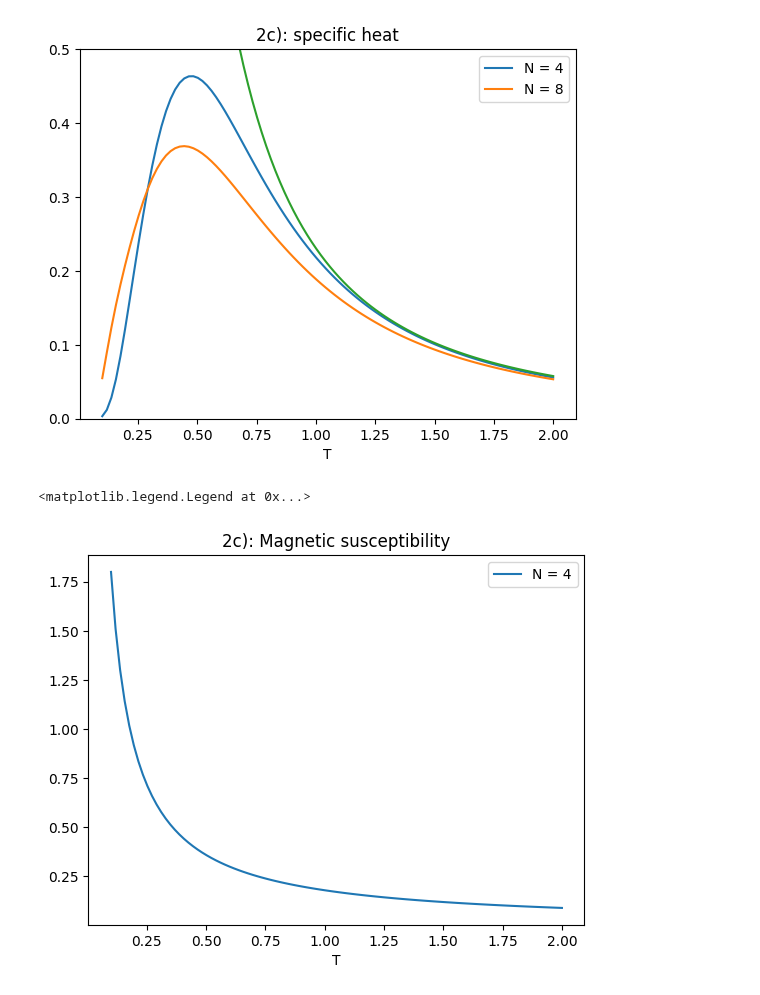
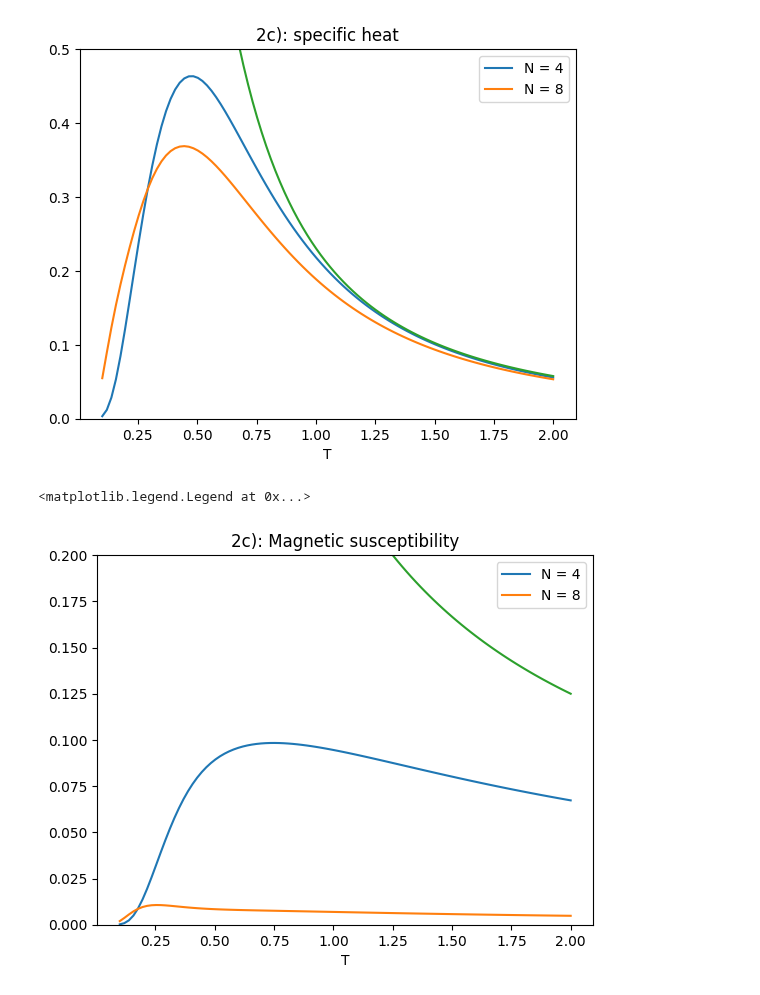
Before and after one commit to corinnawegner/Computational-physics, a Jupyter notebook: Project 6/Problem 2.ipynb, the cells around one changed output. Cells and saved outputs as stored; diff of their text form; code cells hidden in the pictures.

```diff
--- a/Project 6/Problem 2.ipynb
+++ b/Project 6/Problem 2.ipynb
@@ -196,6 +193,3 @@ def C_v(N, T, J=1):
     enum = frac**2
     denom = np.cosh(frac)**2
     return N*k_B*enum/denom
-# %%
-ms = magnetic_susceptibility(eigenvectors[0], 2, 1)
-ms
@@ -226,7 +208,7 @@ for n in list_N_c:
         eigvecs = eigs.eigenvectors
         sp = specific_heat(eigs.eigenvalues, n, temp)
         list_sp.append(sp)
-        ms = magnetic_susceptibility(eigvecs, n, temp)
+        ms = magnetic_susceptibility(eigvecs, eigs.eigenvalues, n, temp)
         list_ms.append(ms)
     magnetic_susceptibilities.append(list_ms)
     specific_heats.append(list_sp)
@@ -244,13 +226,14 @@ plt.legend()
 [figure]
 # %%
 plt.plot(list_T, magnetic_susceptibilities[0], label="N = 4")
-#plt.plot(list_T, magnetic_susceptibilities[1], label="N = 8")
+plt.plot(list_T, magnetic_susceptibilities[1], label="N = 8")
+plt.plot(list_T, [1/(4*t) for t in list_T])
 #plt.plot(list_T, specific_heats[2], label="N = 12") #Todo: Calculate and plot this as well
 #plt.plot(list_T, [3/(13*t**2) for t in list_T])
 plt.title("2c): Magnetic susceptibility")
 plt.xlabel("T")
-#plt.ylim(0,0.5)
+plt.ylim(0,0.2)
 plt.legend()
 # %% [output]
 <matplotlib.legend.Legend at 0x...>
-[figure, old version]
+[figure, new version]
```
Also changed, not shown: parts of 11 cells of this notebook.
